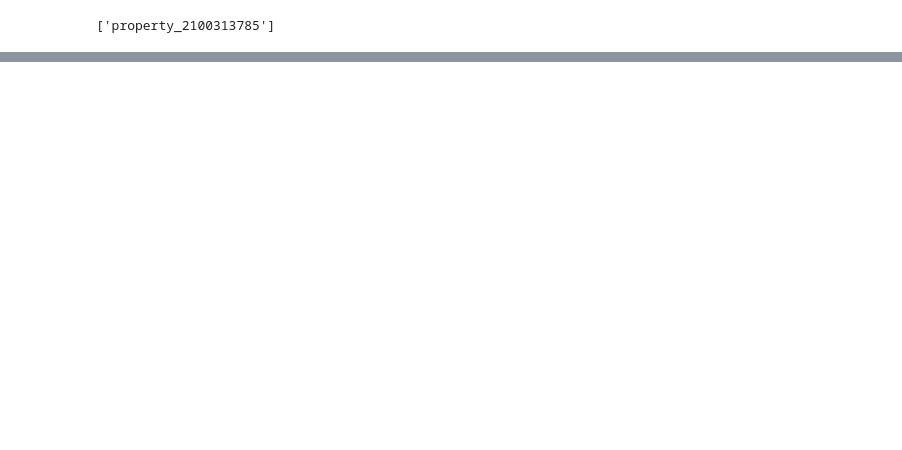
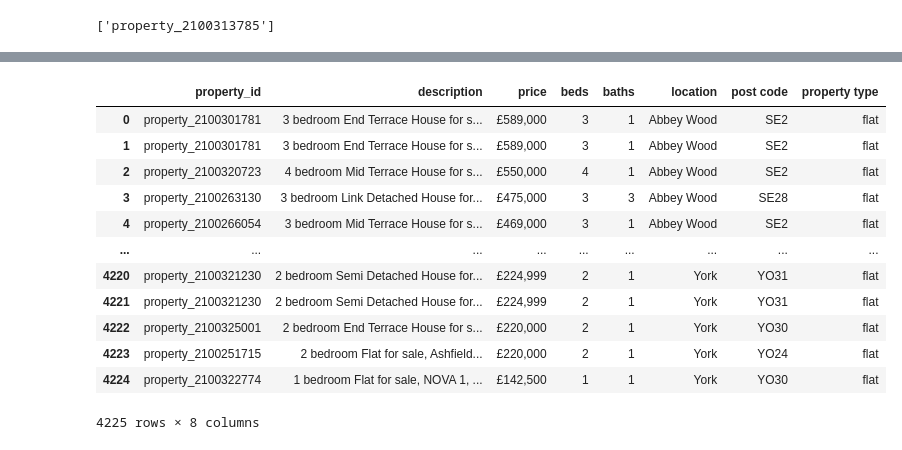
Before and after one commit to HassanM08/uon-dsda-22-y2-group-project-team-1, a Jupyter notebook: investigations/SPIKE - Web Scraping.ipynb, the cells around one changed output, grey strips where cells are left out. Saved outputs shown, nothing was run; the diff lists cells and outputs as text; code cells hidden in the pictures; blank space fills up the shorter version.

```diff
--- a/investigations/SPIKE - Web Scraping.ipynb
+++ b/investigations/SPIKE - Web Scraping.ipynb
@@ -187,0 +309,42 @@ for branch in branches:
+# %%
+property_types = [
+    "semi detached",
+    "link detached",
+    "detached",
+    "end terrace",
+    "mid terrace",
+    "flat",
+    "bungalow",
+    "land/plot",
+    "house",
+    "property"
+]
+
+data["property type"] = "0"
+
+for index in data.index:
+    description = data["description"][index].lower().replace("-", " ")
+    match = False
+    for _property in property_types:
+        if _property in description:
+            match = True
+            data["property type"] = _property
+            pass
+    if not match:
+        print(description)
+
+data
+# %% [output]
+|  | property_id | description | price | beds | baths | location | post code | property type |
+| 0 | property_2100301781 | 3 bedroom End Terrace House for s... | £589,000 | 3 | 1 | Abbey Wood | SE2 | flat |
+| 1 | property_2100301781 | 3 bedroom End Terrace House for s... | £589,000 | 3 | 1 | Abbey Wood | SE2 | flat |
+| 2 | property_2100320723 | 4 bedroom Mid Terrace House for s... | £550,000 | 4 | 1 | Abbey Wood | SE2 | flat |
+| 3 | property_2100263130 | 3 bedroom Link Detached House for... | £475,000 | 3 | 3 | Abbey Wood | SE28 | flat |
+| 4 | property_2100266054 | 3 bedroom Mid Terrace House for s... | £469,000 | 3 | 1 | Abbey Wood | SE2 | flat |
+| ... | ... | ... | ... | ... | ... | ... | ... | ... |
+| 4220 | property_2100321230 | 2 bedroom Semi Detached House for... | £224,999 | 2 | 1 | York | YO31 | flat |
+| 4221 | property_2100321230 | 2 bedroom Semi Detached House for... | £224,999 | 2 | 1 | York | YO31 | flat |
+| 4222 | property_2100325001 | 2 bedroom End Terrace House for s... | £220,000 | 2 | 1 | York | YO30 | flat |
+| 4223 | property_2100251715 | 2 bedroom Flat for sale, Ashfield... | £220,000 | 2 | 1 | York | YO24 | flat |
+| 4224 | property_2100322774 | 1 bedroom Flat for sale, NOVA 1, ... | £142,500 | 1 | 1 | York | YO30 | flat |
+4225 rows × 8 columns
```
Also changed, not shown: parts of 11 cells of this notebook.
